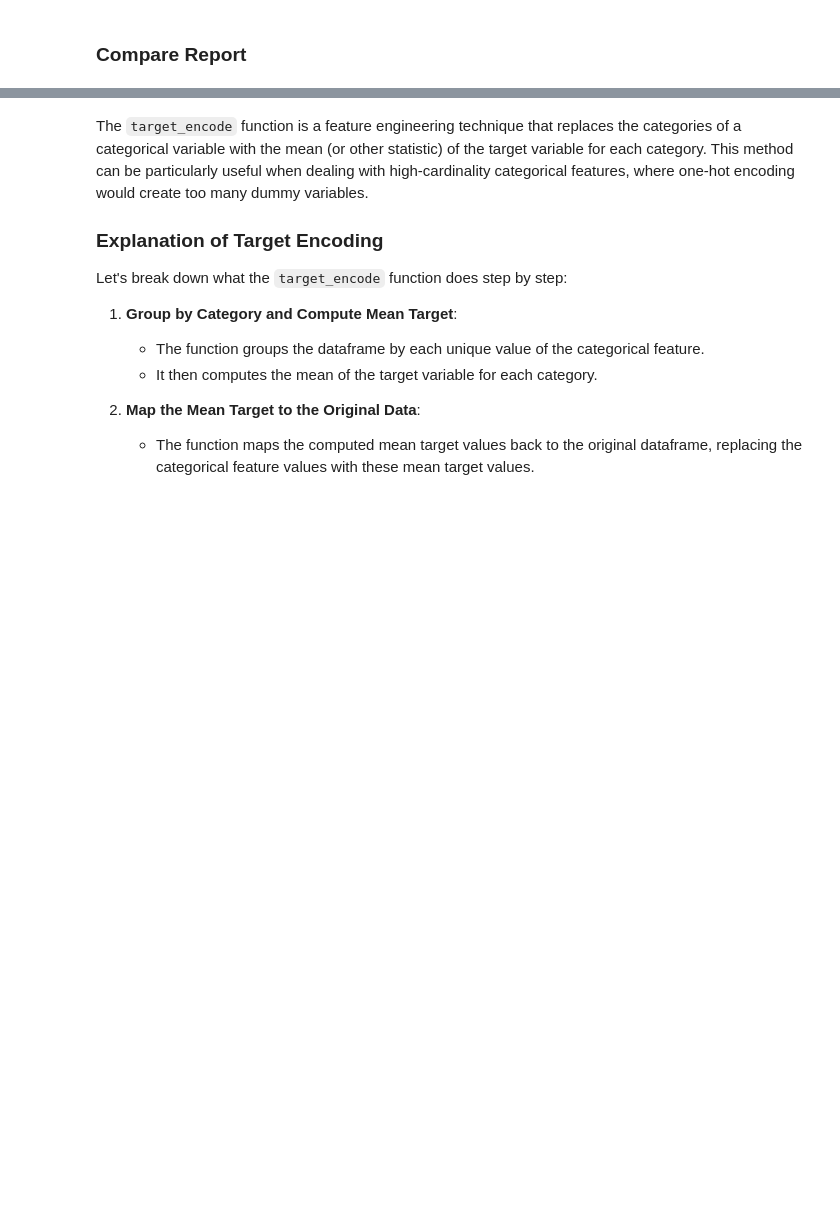
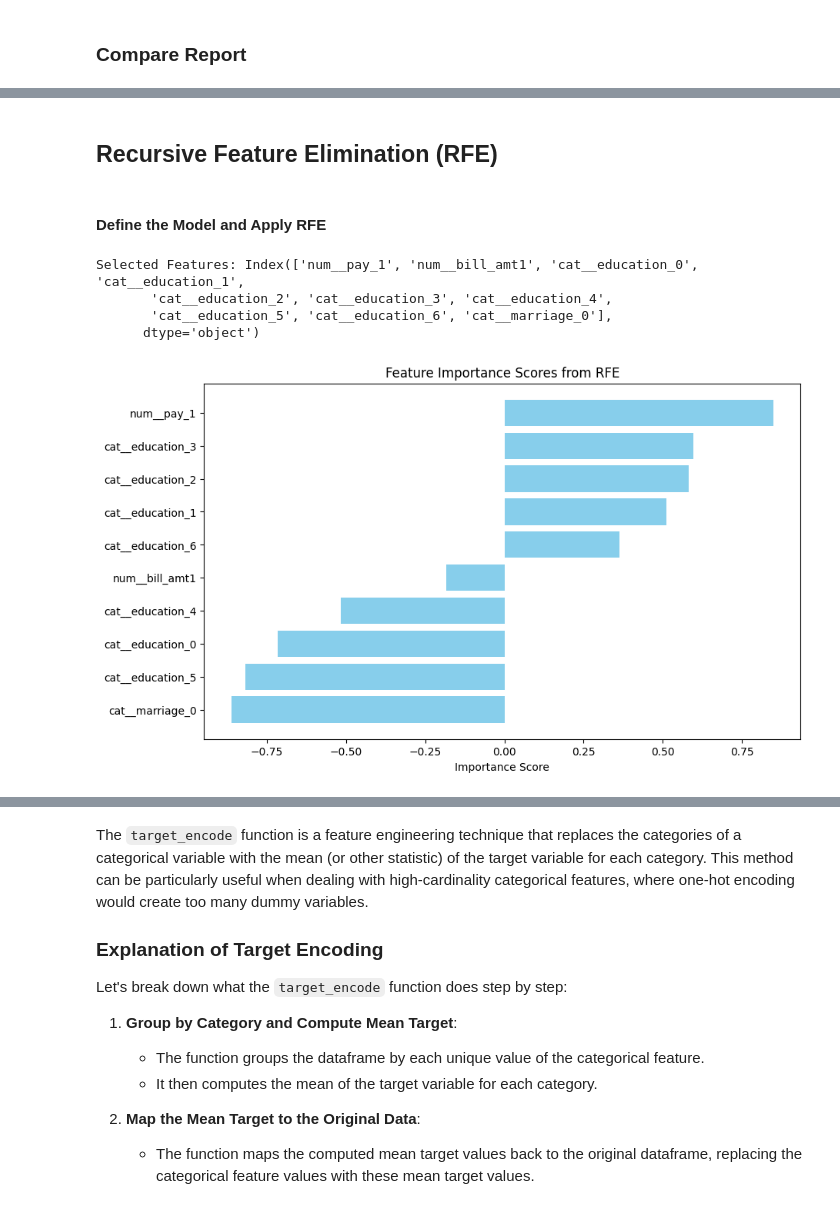
Before and after one commit to micah-shull/Machine_Learning_Pipelines, a Jupyter notebook: pipelines_07_pytorch_pipeline_05_feature_engineering.ipynb, the cells around one changed output, grey strips where cells are left out. Drawn from its saved outputs; the diff is of its cells as text; code cells hidden in the pictures; blank space fills up the shorter version.

```diff
--- a/pipelines_07_pytorch_pipeline_05_feature_engineering.ipynb
+++ b/pipelines_07_pytorch_pipeline_05_feature_engineering.ipynb
@@ -300,0 +377,2 @@ report_after
+# %% [markdown]
+## Recursive Feature Elimination (RFE)
@@ -300,0 +412,54 @@ report_after
+# %% [markdown]
+#### Define the Model and Apply RFE
+# %%
+from sklearn.feature_selection import RFE
+from sklearn.linear_model import LogisticRegression
+
+# Define the model
+model = LogisticRegression(max_iter=1000)
+
+# Define RFE
+rfe = RFE(model, n_features_to_select=10)  # Select the top 10 features
+
+# Convert X_train_processed to DataFrame if not already
+X_train_processed_df = pd.DataFrame(X_train_processed, columns=preprocessor.get_feature_names_out())
+
+# Fit RFE
+rfe = rfe.fit(X_train_processed_df, y_train)
+
+# Get the selected features
+selected_features = X_train_processed_df.columns[rfe.support_]
+
+print("Selected Features:", selected_features)
+# %% [output]
+Selected Features: Index(['num__pay_1', 'num__bill_amt1', 'cat__education_0', 'cat__education_1',
+       'cat__education_2', 'cat__education_3', 'cat__education_4',
+       'cat__education_5', 'cat__education_6', 'cat__marriage_0'],
+      dtype='object')
+# %%
+# Get the feature importance scores from the fitted RFE model
+importance_scores = rfe.estimator_.coef_.flatten()
+
+# Ensure the number of importance scores matches the number of selected features
+if len(importance_scores) != len(X_train_processed_df.columns[rfe.support_]):
+    raise ValueError("The number of importance scores does not match the number of selected features")
+
+# Create a DataFrame to display feature names and their importance scores
+importance_df = pd.DataFrame({
+    'Feature': X_train_processed_df.columns[rfe.support_],
+    'Importance': importance_scores
+})
+
+# Sort the DataFrame by importance scores in descending order
+importance_df = importance_df.sort_values(by='Importance', ascending=False)
+# print(importance_df)
+
+# Plot the feature importance scores
+plt.figure(figsize=(10, 6))
+plt.barh(importance_df['Feature'], importance_df['Importance'], color='skyblue')
+plt.xlabel('Importance Score')
+plt.title('Feature Importance Scores from RFE')
+plt.gca().invert_yaxis()  # Invert y-axis to have the highest importance at the top
+plt.show()
+# %% [output]
+[figure, added]
```
Also changed, not shown: parts of 23 cells of this notebook.
